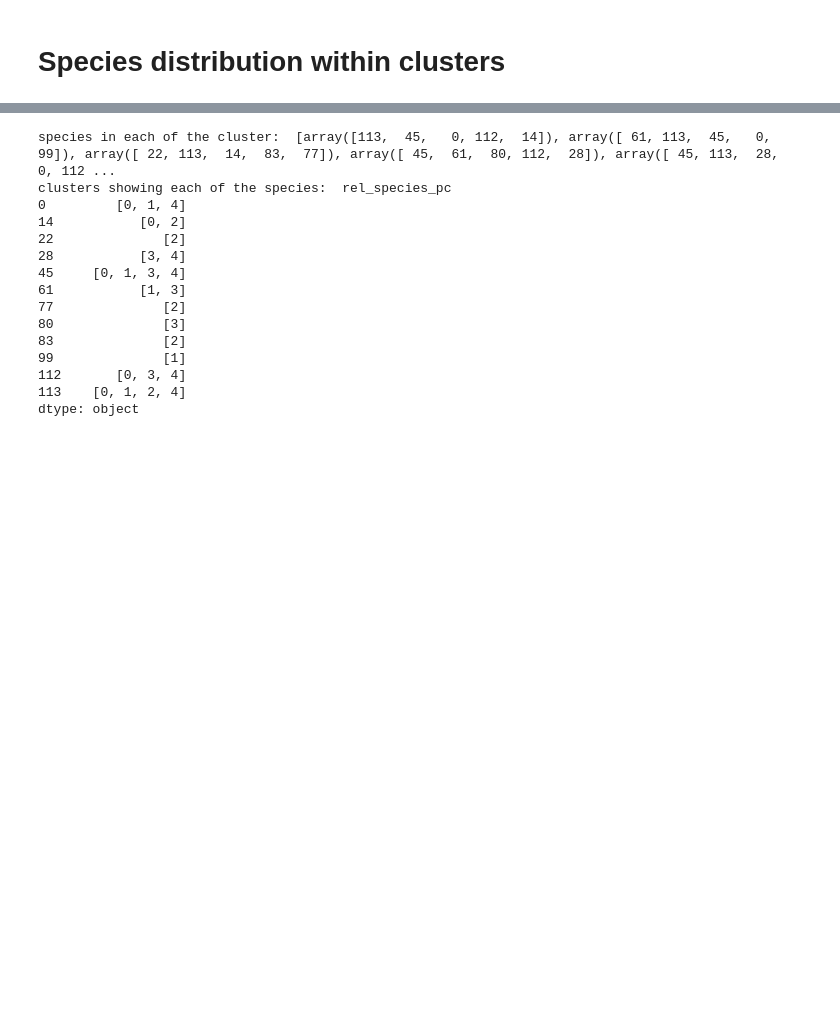
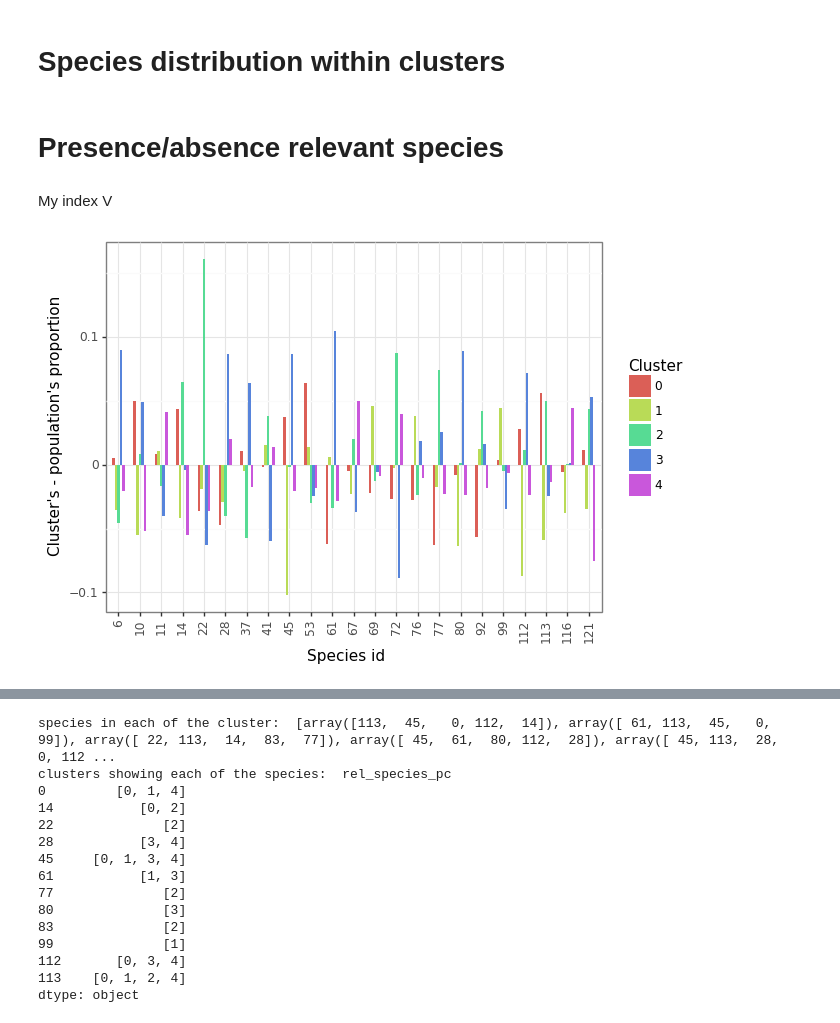
Before and after one commit to LGhilotti/pp_mix, a Jupyter notebook: data/Bauges_data/clustering_analysis.ipynb, the cells around one changed output, grey strips where cells are left out. Saved outputs shown, nothing was run; the diff lists cells and outputs as text; code cells hidden in the pictures; blank space fills up the shorter version.

```diff
--- a/data/Bauges_data/clustering_analysis.ipynb
+++ b/data/Bauges_data/clustering_analysis.ipynb
@@ -76,3 +76,7 @@ with open("Bauges_data.csv", newline='') as my_csv:
 # the best clustering is: applam_d_4_fixed_out/rho_50_ranges_50_out_0
 best_clust = pd.read_csv("best_clus.txt", sep=" ", header=None).astype(int)
 #best_clust = best_clust.astype("category")
+# %% [markdown]
+# Presence/absence relevant species
+# %% [markdown]
+My index V
@@ -78,0 +136,25 @@ best_clust = pd.read_csv("best_clus.txt", sep=" ", header=None).astype(int)
+# %%
+### Plot the results
+rel_species = np.unique(np.concatenate(rel_species_pc))
+V_rel_species_pc = np.array([V[c,rel_species] for c in range(nclusters)])
+
+# Build the dataframe with three columns (cluster, rel_species, V_rel_species)
+num_rel_species = rel_species.size
+
+col_cluster = np.repeat(range(nclusters), num_rel_species)
+col_rel_species = np.tile(rel_species, nclusters)
+col_V_rel_species = V_rel_species_pc.flatten()
+
+df = pd.DataFrame({ 'Cluster': col_cluster , 'rel_species' : col_rel_species, 'V_index': col_V_rel_species})
+df['Cluster']=df['Cluster'].astype("category")
+df['rel_species']=df['rel_species'].astype("category")
+
+# Barplot with multiple groups
+species = ggplot(df, aes("rel_species", "V_index", fill="Cluster")) +  geom_bar(stat="identity", position="dodge", width=0.6) \
+  + xlab("Species id") + ylab("Cluster's - population's proportion") \
+  + theme_bw() \
+  + theme(axis_text_x = element_text(angle=90))
+print(species)
+species.save("species_and_clusters.pdf")
+# %% [output]
+[figure, added]
```
Also changed, not shown: parts of 5 cells of this notebook, 1 other file.
